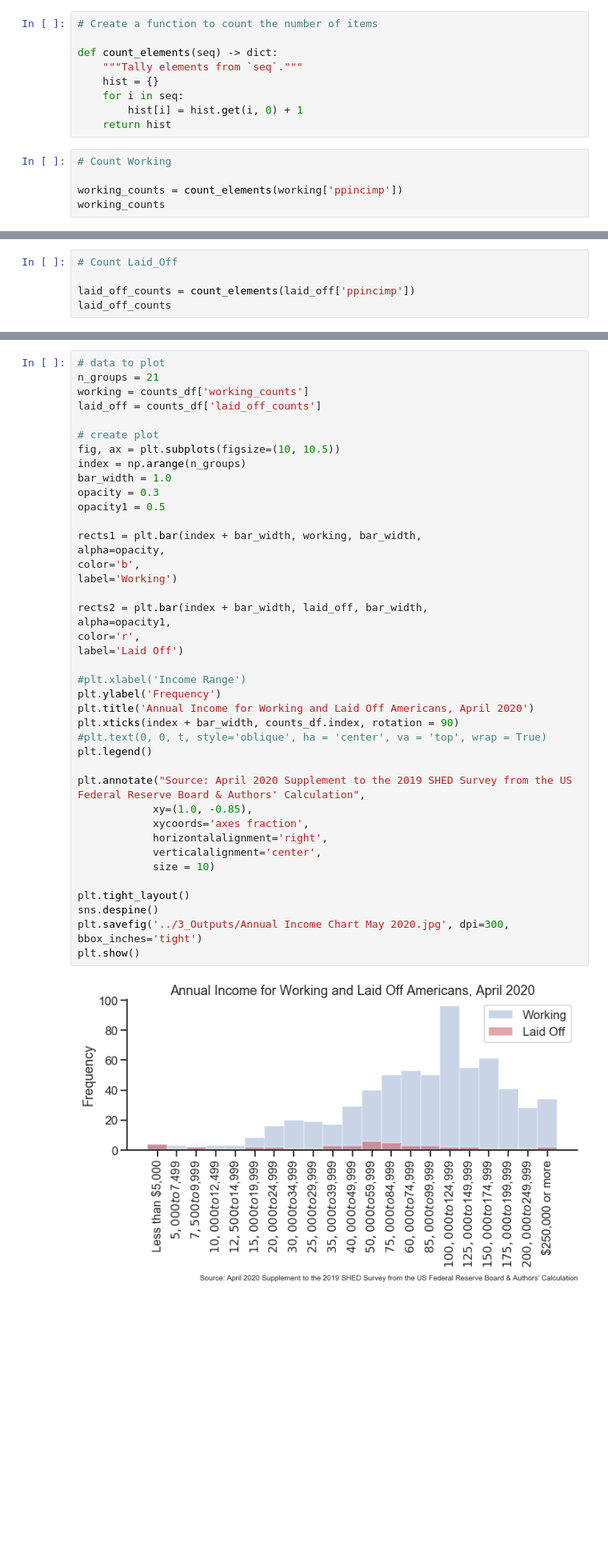
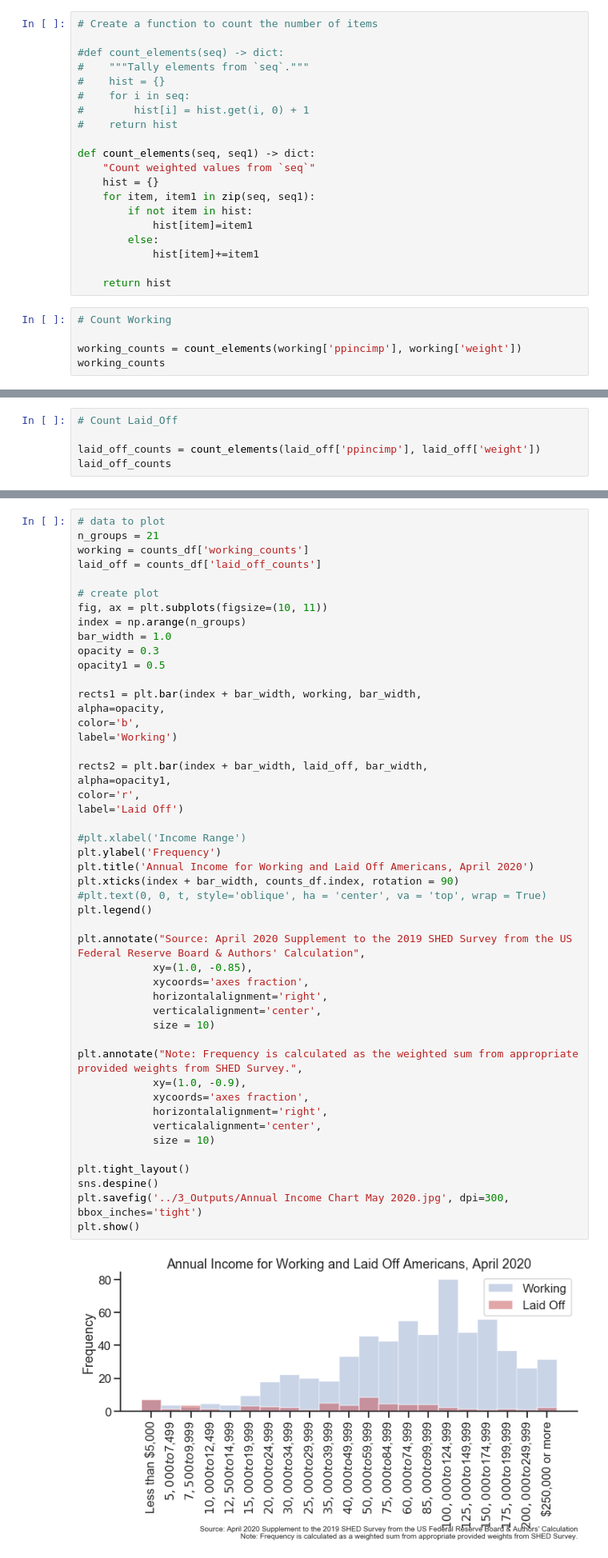
Before and after one commit to jake-w-schneider/Covid_UI, a Jupyter notebook: 1_Scripts/UI_covid_script.ipynb, the cells around one changed output, grey strips where cells are left out. Shown at 80% size. Cells and saved outputs as stored; diff of their text form; blank space fills up the shorter version.

Commit message:
update 'Annual Income Chart April 2020' chart for weighted sum

```diff
--- a/1_Scripts/UI_covid_script.ipynb
+++ b/1_Scripts/UI_covid_script.ipynb
@@ -141,15 +141,26 @@ Most Frequent Laif Off With Other Group Income: $50,000 to $59,999
 # %%
 # Create a function to count the number of items
 
-def count_elements(seq) -> dict:
-    """Tally elements from `seq`."""
+#def count_elements(seq) -> dict:
+#    """Tally elements from `seq`."""
+#    hist = {}
+#    for i in seq:
+#        hist[i] = hist.get(i, 0) + 1
+#    return hist
+
+def count_elements(seq, seq1) -> dict:
+    "Count weighted values from `seq`"
     hist = {}
-    for i in seq:
-        hist[i] = hist.get(i, 0) + 1
+    for item, item1 in zip(seq, seq1):
+        if not item in hist:
+            hist[item]=item1
+        else:
+            hist[item]+=item1
+
     return hist
 # %%
 # Count Working
 
-working_counts = count_elements(working['ppincimp'])
+working_counts = count_elements(working['ppincimp'], working['weight'])
 working_counts
 # %% [output]
@@ -173,6 +184,6 @@ working_counts
 # %%
 # Count Laid_Off
 
-laid_off_counts = count_elements(laid_off['ppincimp'])
+laid_off_counts = count_elements(laid_off['ppincimp'], laid_off['weight'])
 laid_off_counts
 # %% [output]
@@ -242,7 +253,7 @@ working = counts_df['working_counts']
 laid_off = counts_df['laid_off_counts']
 
 # create plot
-fig, ax = plt.subplots(figsize=(10, 10.5))
+fig, ax = plt.subplots(figsize=(10, 11))
 index = np.arange(n_groups)
 bar_width = 1.0
 opacity = 0.3
@@ -250,31 +261,38 @@ opacity1 = 0.5
 
 rects1 = plt.bar(index + bar_width, working, bar_width,
 alpha=opacity,
 color='b',
 label='Working')
 
 rects2 = plt.bar(index + bar_width, laid_off, bar_width,
 alpha=opacity1,
 color='r',
 label='Laid Off')
 
 #plt.xlabel('Income Range')
 plt.ylabel('Frequency')
 plt.title('Annual Income for Working and Laid Off Americans, April 2020')
 plt.xticks(index + bar_width, counts_df.index, rotation = 90)
 #plt.text(0, 0, t, style='oblique', ha = 'center', va = 'top', wrap = True)
 plt.legend()
 
 plt.annotate("Source: April 2020 Supplement to the 2019 SHED Survey from the US Federal Reserve Board & Authors' Calculation",
             xy=(1.0, -0.85),
             xycoords='axes fraction',
             horizontalalignment='right',
             verticalalignment='center',
             size = 10)
 
+plt.annotate("Note: Frequency is calculated as the weighted sum from appropriate provided weights from SHED Survey.",
+            xy=(1.0, -0.9),
+            xycoords='axes fraction',
+            horizontalalignment='right',
+            verticalalignment='center',
+            size = 10)
+
 plt.tight_layout()
 sns.despine()
 plt.savefig('../3_Outputs/Annual Income Chart May 2020.jpg', dpi=300, bbox_inches='tight')
 plt.show()
 # %% [output]
-[figure, old version]
+[figure, new version]
```
Also changed, not shown: parts of 4 cells of this notebook, 2 other files.
